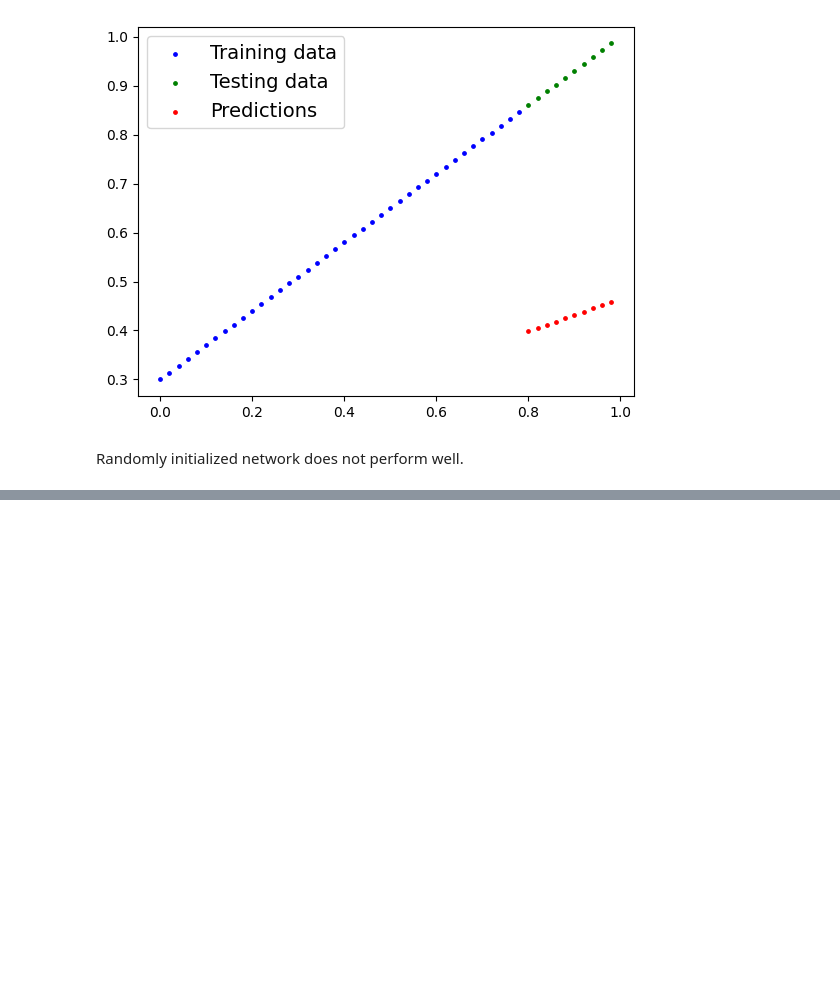
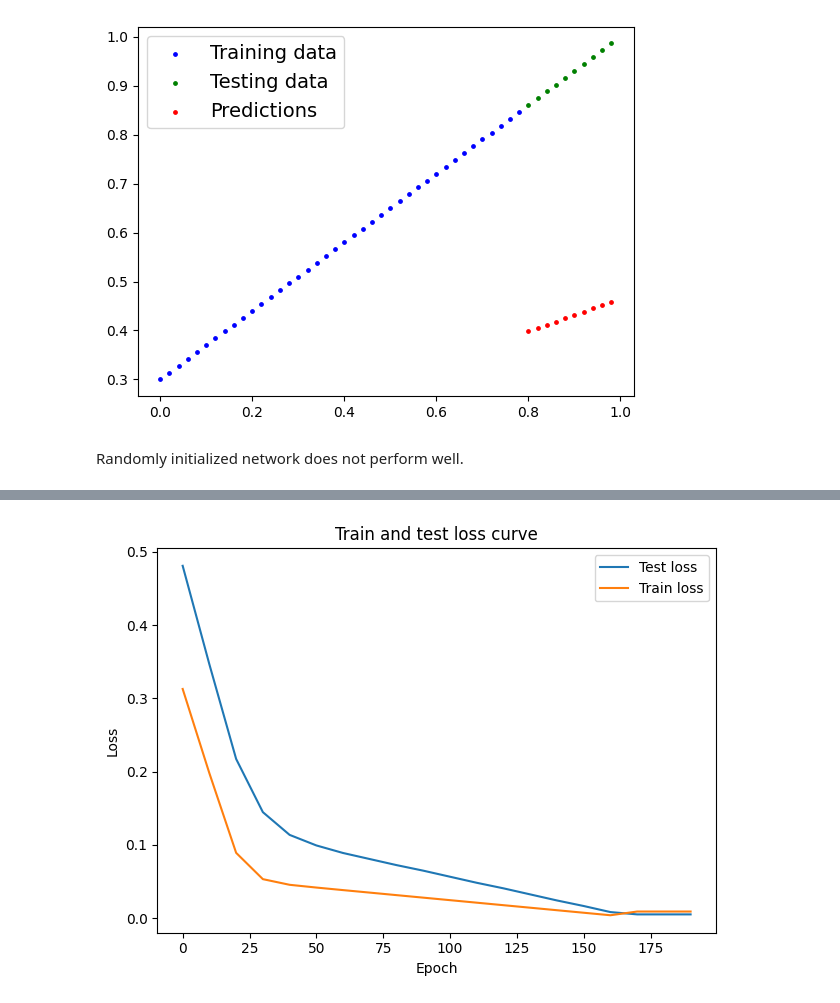
Before and after one commit to moritzmath/PyTorch---Course, a Jupyter notebook: 01_pytorch_workflow.ipynb, the cells around one changed output, grey strips where cells are left out. Drawn from its saved outputs; the diff is of its cells as text; code cells hidden in the pictures; blank space fills up the shorter version.

```diff
--- a/01_pytorch_workflow.ipynb
+++ b/01_pytorch_workflow.ipynb
@@ -204,4 +199,5 @@ And for PyTorch, we need:
 loss_fn = nn.L1Loss()
 
 # Setup an optimizer
-optimizer = torch.optim.SGD()
+optimizer = torch.optim.SGD(params=model0.parameters(),
+                            lr=0.01,)                            # lr = learning rate
@@ -207,0 +278,10 @@ optimizer = torch.optim.SGD()
+# %%
+plt.plot(epoch_count, test_loss_values, label="Test loss")
+plt.plot(epoch_count, torch.tensor(loss_values).numpy(), label="Train loss")
+plt.xlabel("Epoch")
+plt.ylabel("Loss")
+plt.title("Train and test loss curve")
+plt.legend()
+plt.tight_layout()
+# %% [output]
+[figure, added]
```
Also changed, not shown: parts of 9 cells of this notebook.
